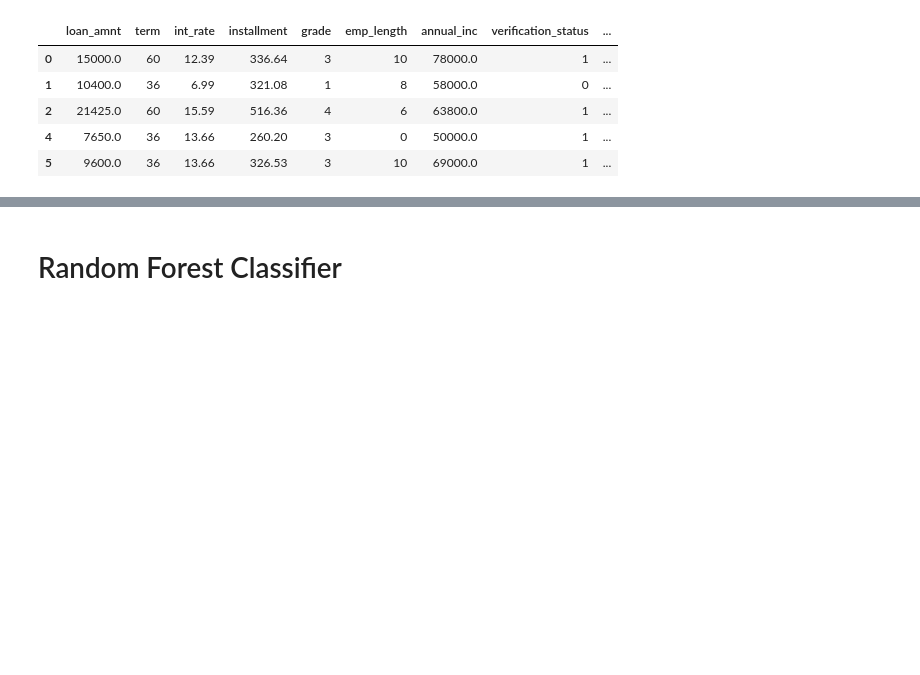
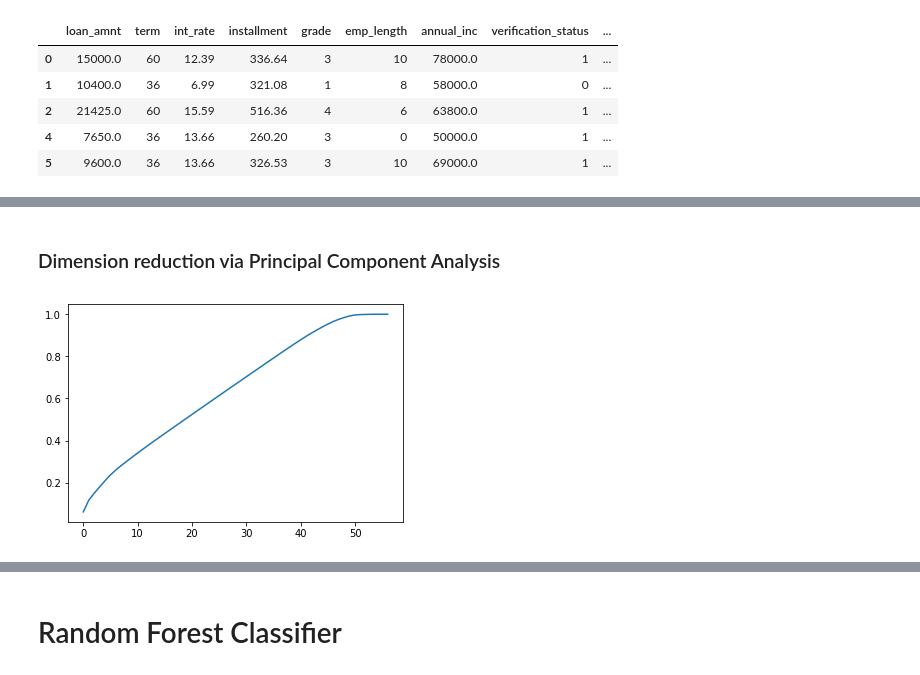
Before and after one commit to Tim3128/Credit_Risk, a Jupyter notebook: Lending_Club.ipynb, the cells around one changed output, grey strips where cells are left out. Saved outputs shown, nothing was run; the diff lists cells and outputs as text; code cells hidden in the pictures; blank space fills up the shorter version.

```diff
--- a/Lending_Club.ipynb
+++ b/Lending_Club.ipynb
@@ -223,5 +225,5 @@ We remove dummy variables which account for less than 0.5% of the data (ie less
 # %%
-dummies_to_drop = df_dummies.columns[(df_dummies.mean()<0.005)]
+dummies_to_drop = df_dummies.columns[(df_dummies.mean()<0.01)]
 df_dummies = df_dummies.drop(dummies_to_drop, axis=1)
 # %%
 df_dummies.head()
@@ -236,0 +244,5 @@ df_dummies.head()
+# %%
+standard_scaler = preprocessing.StandardScaler()
+X = pd.DataFrame(standar_scaler.fit_transform(X), columns=X.columns)
+# %% [markdown]
+### Dimension reduction via Principal Component Analysis
@@ -236,0 +251,8 @@ df_dummies.head()
+# %%
+pca = PCA()
+# %%
+X_pca = pd.DataFrame(pca.fit_transform(X))
+# %%
+plt.plot(pca.explained_variance_ratio_.cumsum());
+# %% [output]
+[figure, added]
```
Also changed, not shown: parts of 31 cells of this notebook.
